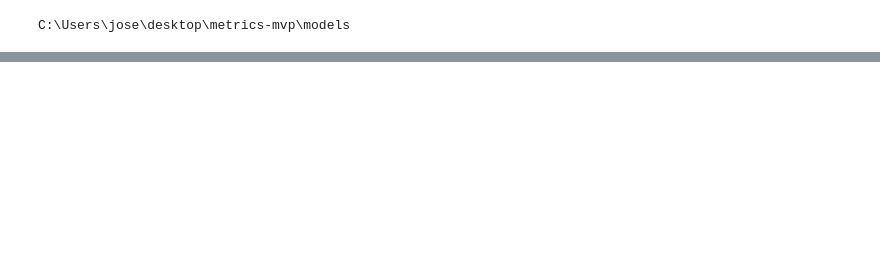
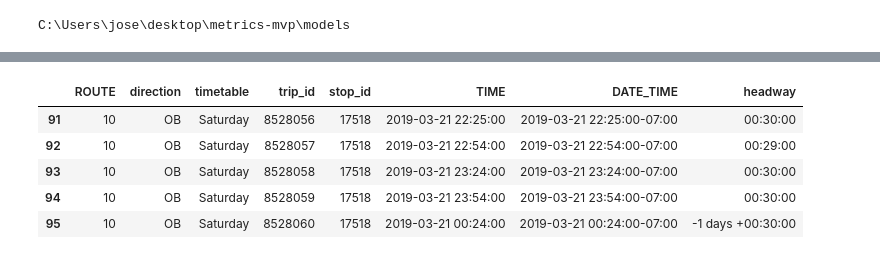
Before and after one commit to trynmaps/metrics-mvp, a Jupyter notebook: models/Untitled.ipynb, the cells around one changed output, grey strips where cells are left out. Saved outputs shown, nothing was run; the diff lists cells and outputs as text; code cells hidden in the pictures; blank space fills up the shorter version.

```diff
--- a/models/Untitled.ipynb
+++ b/models/Untitled.ipynb
@@ -304,0 +180,9 @@ True
+# %%
+types[0].tail()
+# %% [output]
+|  | ROUTE | direction | timetable | trip_id | stop_id | TIME | DATE_TIME | headway |
+| 91 | 10 | OB | Saturday | 8528056 | 17518 | 2019-03-21 22:25:00 | 2019-03-21 22:25:00-07:00 | 00:30:00 |
+| 92 | 10 | OB | Saturday | 8528057 | 17518 | 2019-03-21 22:54:00 | 2019-03-21 22:54:00-07:00 | 00:29:00 |
+| 93 | 10 | OB | Saturday | 8528058 | 17518 | 2019-03-21 23:24:00 | 2019-03-21 23:24:00-07:00 | 00:30:00 |
+| 94 | 10 | OB | Saturday | 8528059 | 17518 | 2019-03-21 23:54:00 | 2019-03-21 23:54:00-07:00 | 00:30:00 |
+| 95 | 10 | OB | Saturday | 8528060 | 17518 | 2019-03-21 00:24:00 | 2019-03-21 00:24:00-07:00 | -1 days +00:30:00 |
```
Also changed, not shown: parts of 60 cells of this notebook, 4 other files.
